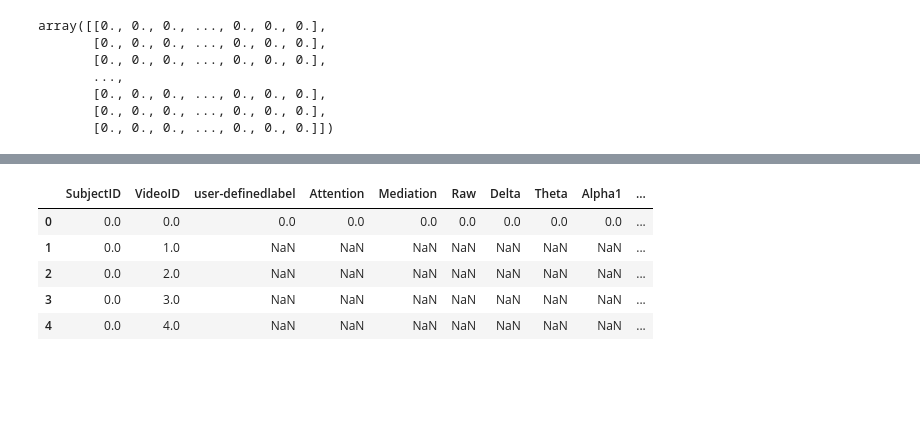
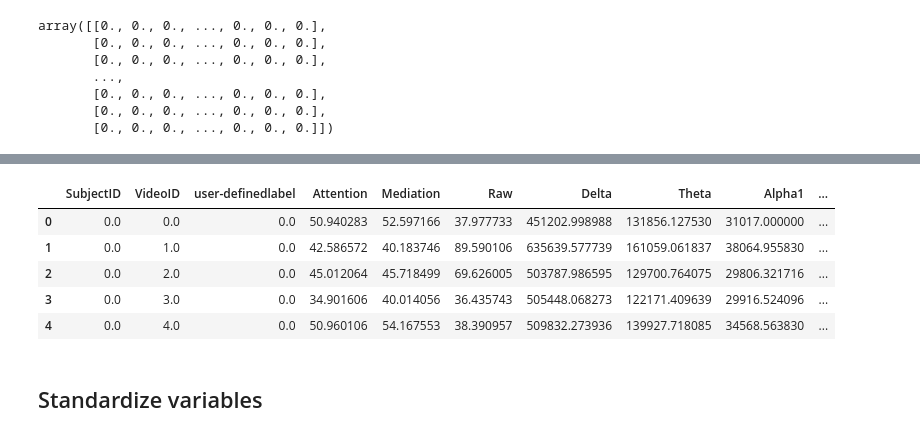
Before and after one commit to abzdel/BCI-EEG-Classification, a Jupyter notebook: EEG_means.ipynb, the cells around one changed output, grey strips where cells are left out. Cells and saved outputs as stored; diff of their text form; code cells hidden in the pictures; blank space fills up the shorter version.

```diff
--- a/EEG_means.ipynb
+++ b/EEG_means.ipynb
@@ -10,4 +10,4 @@ from collections import Counter
 directory = 'source_data/'
 filename = 'EEG_data.csv'
 
-df = pd.read_csv(directory+filename)
+df = pd.read_csv('source_data/EEG_data.csv')
@@ -68,7 +81,7 @@ array([[0., 0., 0., ..., 0., 0., 0.],
 counter = 0
 for i in range(10):
     for j in range(10):
-        curr = df.loc[(df['user-definedlabel'] == i) & (df['VideoID'] == j)].copy() #SubjectID, VideoID
+        curr = df.loc[(df['user-definedlabeln'] == i) & (df['VideoID'] == j)].copy() #SubjectID, VideoID
         curr_attention = np.mean([curr['Attention']])
         curr_mediation = np.mean([curr['Mediation']])
         curr_raw = np.mean([curr['Raw']])
@@ -80,7 +93,7 @@ for i in range(10):
         curr_beta2 = np.mean([curr['Beta2']])
         curr_gamma1 = np.mean([curr['Gamma1']])
         curr_gamma2 = np.mean([curr['Gamma2']])
-        label = np.mean(curr['user-definedlabel'])
+        label = np.mean(curr['user-definedlabeln'])
 
 
         eeg_arr[counter,:] = [i,j,label,curr_attention,curr_mediation,curr_raw,curr_delta, curr_theta,
@@ -100,15 +103,15 @@ array([[ 0.,  0.,  0., ...,  0.,  0.,  0.],
 # %%
-df = pd.DataFrame(eeg_arr, columns = ['SubjectID', 'VideoID', 'user-definedlabel', 'Attention',
+df_new = pd.DataFrame(eeg_arr, columns = ['SubjectID', 'VideoID', 'user-definedlabel', 'Attention',
                                       'Mediation', 'Raw', 'Delta', 'Theta', 'Alpha1', 'Alpha2',
                                       'Beta1', 'Beta2', 'Gamma1', 'Gamma2'])
 # %%
-df.head()
+df_new.head()
 # %% [output]
 |  | SubjectID | VideoID | user-definedlabel | Attention | Mediation | Raw | Delta | Theta | Alpha1 | ... |
-| 0 | 0.0 | 0.0 | 0.0 | 0.0 | 0.0 | 0.0 | 0.0 | 0.0 | 0.0 | ... |
-| 1 | 0.0 | 1.0 | NaN | NaN | NaN | NaN | NaN | NaN | NaN | ... |
-| 2 | 0.0 | 2.0 | NaN | NaN | NaN | NaN | NaN | NaN | NaN | ... |
-| 3 | 0.0 | 3.0 | NaN | NaN | NaN | NaN | NaN | NaN | NaN | ... |
-| 4 | 0.0 | 4.0 | NaN | NaN | NaN | NaN | NaN | NaN | NaN | ... |
+| 0 | 0.0 | 0.0 | 0.0 | 50.940283 | 52.597166 | 37.977733 | 451202.998988 | 131856.127530 | 31017.000000 | ... |
+| 1 | 0.0 | 1.0 | 0.0 | 42.586572 | 40.183746 | 89.590106 | 635639.577739 | 161059.061837 | 38064.955830 | ... |
+| 2 | 0.0 | 2.0 | 0.0 | 45.012064 | 45.718499 | 69.626005 | 503787.986595 | 129700.764075 | 29806.321716 | ... |
+| 3 | 0.0 | 3.0 | 0.0 | 34.901606 | 40.014056 | 36.435743 | 505448.068273 | 122171.409639 | 29916.524096 | ... |
+| 4 | 0.0 | 4.0 | 0.0 | 50.960106 | 54.167553 | 38.390957 | 509832.273936 | 139927.718085 | 34568.563830 | ... |
 # %%
 #save to a CSV so you don't have to keep running this each time
@@ -115,0 +119,2 @@ df.to_csv('cleaned_data/meanfeatures.csv')
+# %% [markdown]
+## Standardize variables
```
Also changed, not shown: parts of 10 cells of this notebook, 4 other files.
